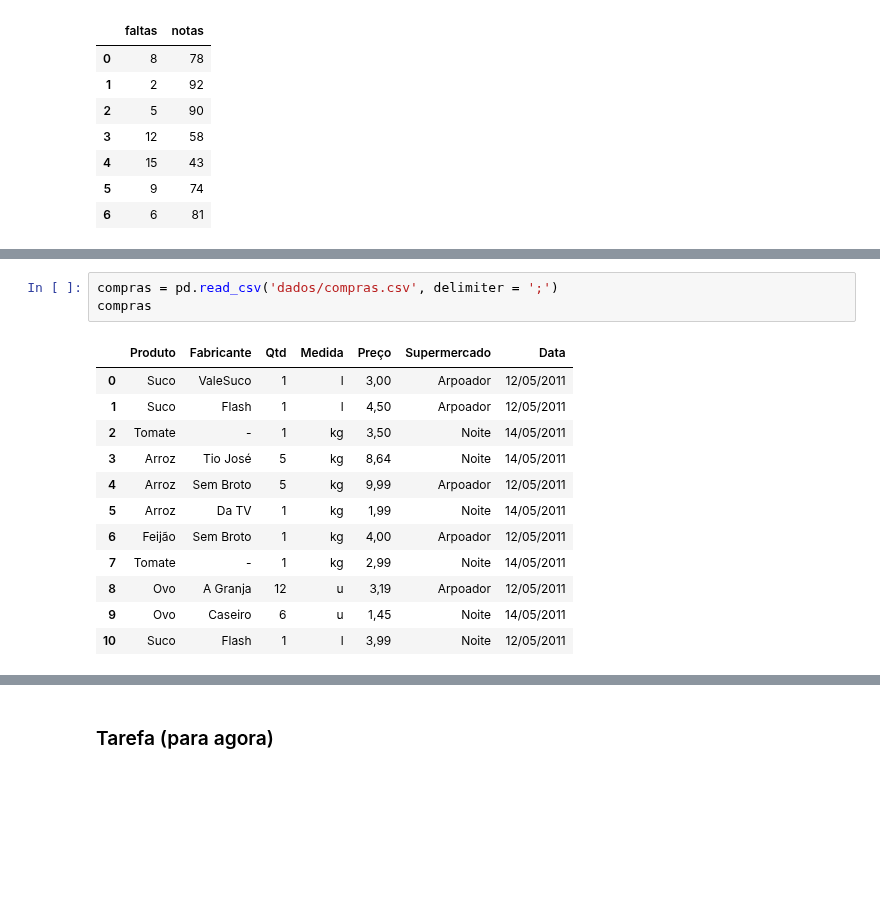
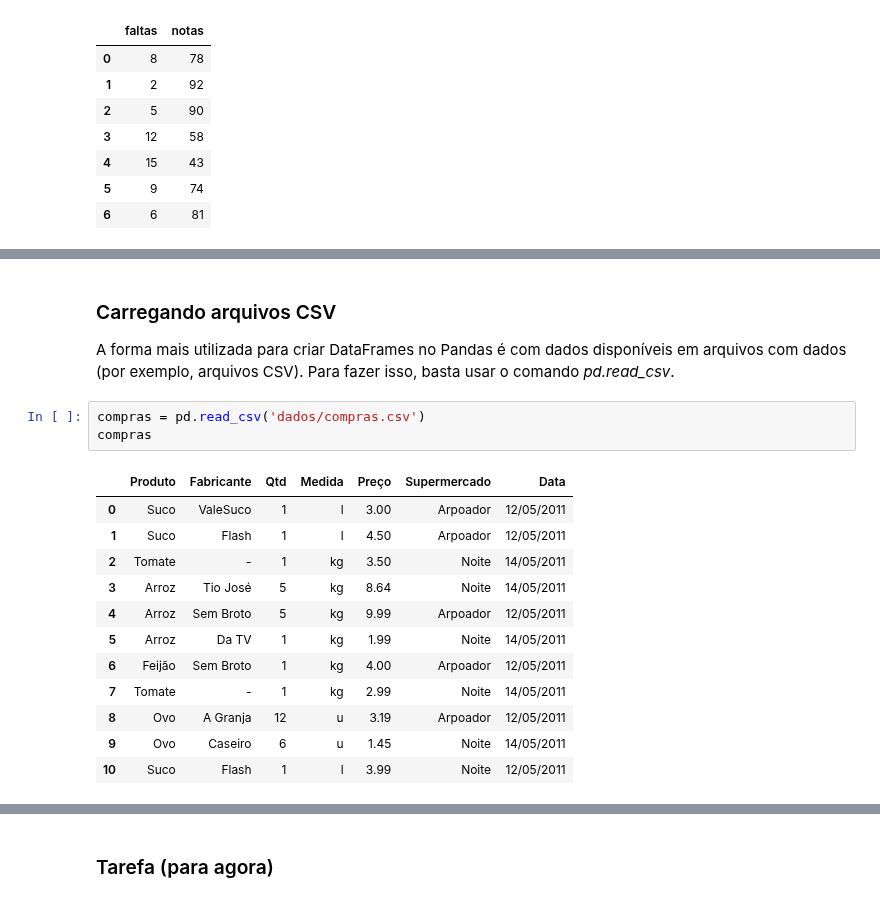
Before and after one commit to rnwatanabe/BasesComputacionais, a Jupyter notebook: aula5/BasesDeDados.ipynb, the cells around one changed output, grey strips where cells are left out. Cells and saved outputs as stored; diff of their text form; blank space fills up the shorter version.

```diff
--- a/aula5/BasesDeDados.ipynb
+++ b/aula5/BasesDeDados.ipynb
@@ -171,17 +187,21 @@ plt.show()
+# %% [markdown]
+### Carregando arquivos CSV
+
+A forma mais utilizada para criar DataFrames no Pandas é com dados disponíveis em arquivos com dados (por exemplo, arquivos CSV). Para fazer isso, basta usar o comando *pd.read_csv*.
 # %%
-compras = pd.read_csv('dados/compras.csv', delimiter = ';')
+compras = pd.read_csv('dados/compras.csv')
 compras
 # %% [output]
 |  | Produto | Fabricante | Qtd | Medida | Preço | Supermercado | Data |
-| 0 | Suco | ValeSuco | 1 | l | 3,00 | Arpoador | 12/05/2011 |
-| 1 | Suco | Flash | 1 | l | 4,50 | Arpoador | 12/05/2011 |
-| 2 | Tomate | - | 1 | kg | 3,50 | Noite | 14/05/2011 |
-| 3 | Arroz | Tio José | 5 | kg | 8,64 | Noite | 14/05/2011 |
-| 4 | Arroz | Sem Broto | 5 | kg | 9,99 | Arpoador | 12/05/2011 |
-| 5 | Arroz | Da TV | 1 | kg | 1,99 | Noite | 14/05/2011 |
-| 6 | Feijão | Sem Broto | 1 | kg | 4,00 | Arpoador | 12/05/2011 |
-| 7 | Tomate | - | 1 | kg | 2,99 | Noite | 14/05/2011 |
-| 8 | Ovo | A Granja | 12 | u | 3,19 | Arpoador | 12/05/2011 |
-| 9 | Ovo | Caseiro | 6 | u | 1,45 | Noite | 14/05/2011 |
-| 10 | Suco | Flash | 1 | l | 3,99 | Noite | 12/05/2011 |
+| 0 | Suco | ValeSuco | 1 | l | 3.00 | Arpoador | 12/05/2011 |
+| 1 | Suco | Flash | 1 | l | 4.50 | Arpoador | 12/05/2011 |
+| 2 | Tomate | - | 1 | kg | 3.50 | Noite | 14/05/2011 |
+| 3 | Arroz | Tio José | 5 | kg | 8.64 | Noite | 14/05/2011 |
+| 4 | Arroz | Sem Broto | 5 | kg | 9.99 | Arpoador | 12/05/2011 |
+| 5 | Arroz | Da TV | 1 | kg | 1.99 | Noite | 14/05/2011 |
+| 6 | Feijão | Sem Broto | 1 | kg | 4.00 | Arpoador | 12/05/2011 |
+| 7 | Tomate | - | 1 | kg | 2.99 | Noite | 14/05/2011 |
+| 8 | Ovo | A Granja | 12 | u | 3.19 | Arpoador | 12/05/2011 |
+| 9 | Ovo | Caseiro | 6 | u | 1.45 | Noite | 14/05/2011 |
+| 10 | Suco | Flash | 1 | l | 3.99 | Noite | 12/05/2011 |
 # %%
```
Also changed, not shown: parts of 32 cells of this notebook, 2 other files.
